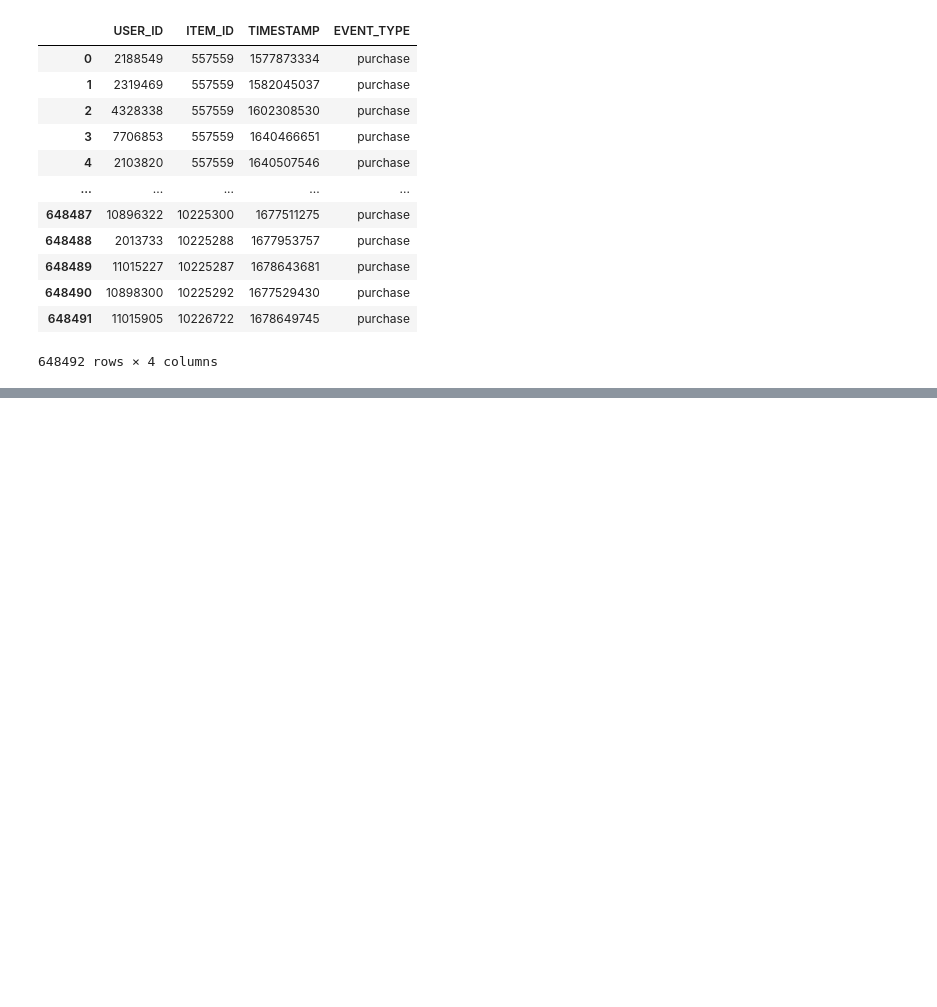
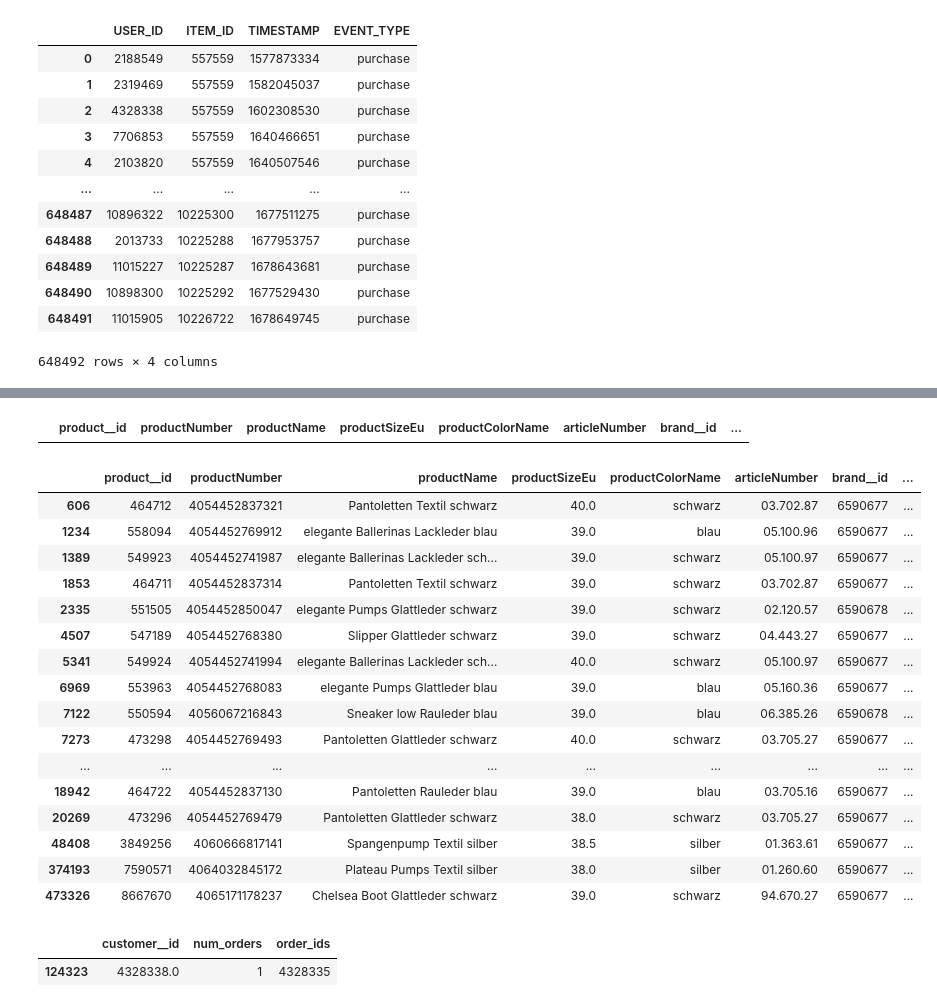
Before and after one commit to tomhuber96/master-thesis-practical-part, a Jupyter notebook: EDA/AWS/gabor_aws_preparation.ipynb, the cells around one changed output, grey strips where cells are left out. Drawn from its saved outputs; the diff is of its cells as text; code cells hidden in the pictures; blank space fills up the shorter version.

```diff
--- a/EDA/AWS/gabor_aws_preparation.ipynb
+++ b/EDA/AWS/gabor_aws_preparation.ipynb
@@ -275,0 +278,4 @@ interaction_data.to_csv(basepath + 'interaction_data.csv', index=False, header=T
+# %%
+item_data = pd.read_pickle(basepath +'only_products.pkl')
+interaction_data = pd.read_pickle(basepath +'product_data.pkl')
+display(item_data, interaction_data)
@@ -275,0 +309,6 @@ interaction_data.to_csv(basepath + 'interaction_data.csv', index=False, header=T
+# %%
+bought_together_item_3696208 = [
+    473297, 360838, 464711, 473298, 473296, 360839, 464712, 464710, 360837,
+    547189, 464722, 551505, 552969, 549923, 551506, 558094, 473299, 7590571,
+    547190, 8667670, 553963, 360840, 549924, 550594, 3849256
+]
@@ -275,0 +321,28 @@ interaction_data.to_csv(basepath + 'interaction_data.csv', index=False, header=T
+# %%
+display(item_data[item_data['product__id'] == 3696208])
+item_data[item_data['product__id'].isin(bought_together_item_3696208)]
+# %% [output]
+|  | product__id | productNumber | productName | productSizeEu | productColorName | articleNumber | brand__id | ... |
+|  | product__id | productNumber | productName | productSizeEu | productColorName | articleNumber | brand__id | ... |
+| 606 | 464712 | 4054452837321 | Pantoletten Textil schwarz | 40.0 | schwarz | 03.702.87 | 6590677 | ... |
+| 1234 | 558094 | 4054452769912 | elegante Ballerinas Lackleder blau | 39.0 | blau | 05.100.96 | 6590677 | ... |
+| 1389 | 549923 | 4054452741987 | elegante Ballerinas Lackleder sch... | 39.0 | schwarz | 05.100.97 | 6590677 | ... |
+| 1853 | 464711 | 4054452837314 | Pantoletten Textil schwarz | 39.0 | schwarz | 03.702.87 | 6590677 | ... |
+| 2335 | 551505 | 4054452850047 | elegante Pumps Glattleder schwarz | 39.0 | schwarz | 02.120.57 | 6590678 | ... |
+| 4507 | 547189 | 4054452768380 | Slipper Glattleder schwarz | 39.0 | schwarz | 04.443.27 | 6590677 | ... |
+| 5341 | 549924 | 4054452741994 | elegante Ballerinas Lackleder sch... | 40.0 | schwarz | 05.100.97 | 6590677 | ... |
+| 6969 | 553963 | 4054452768083 | elegante Pumps Glattleder blau | 39.0 | blau | 05.160.36 | 6590677 | ... |
+| 7122 | 550594 | 4056067216843 | Sneaker low Rauleder blau | 39.0 | blau | 06.385.26 | 6590678 | ... |
+| 7273 | 473298 | 4054452769493 | Pantoletten Glattleder schwarz | 40.0 | schwarz | 03.705.27 | 6590677 | ... |
+| ... | ... | ... | ... | ... | ... | ... | ... | ... |
+| 18942 | 464722 | 4054452837130 | Pantoletten Rauleder blau | 39.0 | blau | 03.705.16 | 6590677 | ... |
+| 20269 | 473296 | 4054452769479 | Pantoletten Glattleder schwarz | 38.0 | schwarz | 03.705.27 | 6590677 | ... |
+| 48408 | 3849256 | 4060666817141 | Spangenpump Textil silber | 38.5 | silber | 01.363.61 | 6590677 | ... |
+| 374193 | 7590571 | 4064032845172 | Plateau Pumps Textil silber | 38.0 | silber | 01.260.60 | 6590677 | ... |
+| 473326 | 8667670 | 4065171178237 | Chelsea Boot Glattleder schwarz | 39.0 | schwarz | 94.670.27 | 6590677 | ... |
+# %%
+customer_data[customer_data.customer__id == 940761.0]
+customer_data[customer_data.customer__id.apply(int) == 4328338.0]
+# %% [output]
+|  | customer__id | num_orders | order_ids |
+| 124323 | 4328338.0 | 1 | 4328335 |
```
Also changed, not shown: parts of 6 cells of this notebook, 1 other file.
